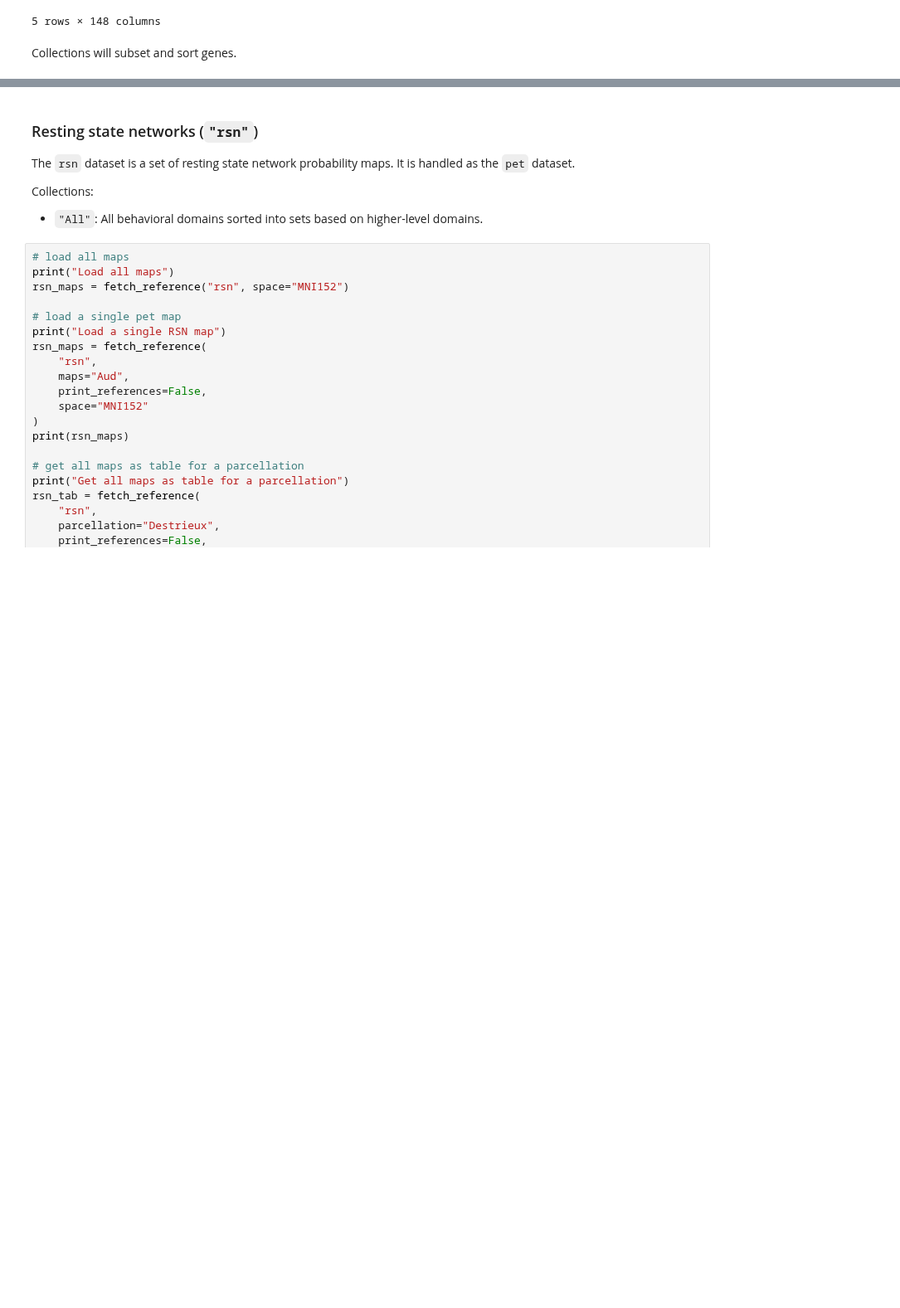
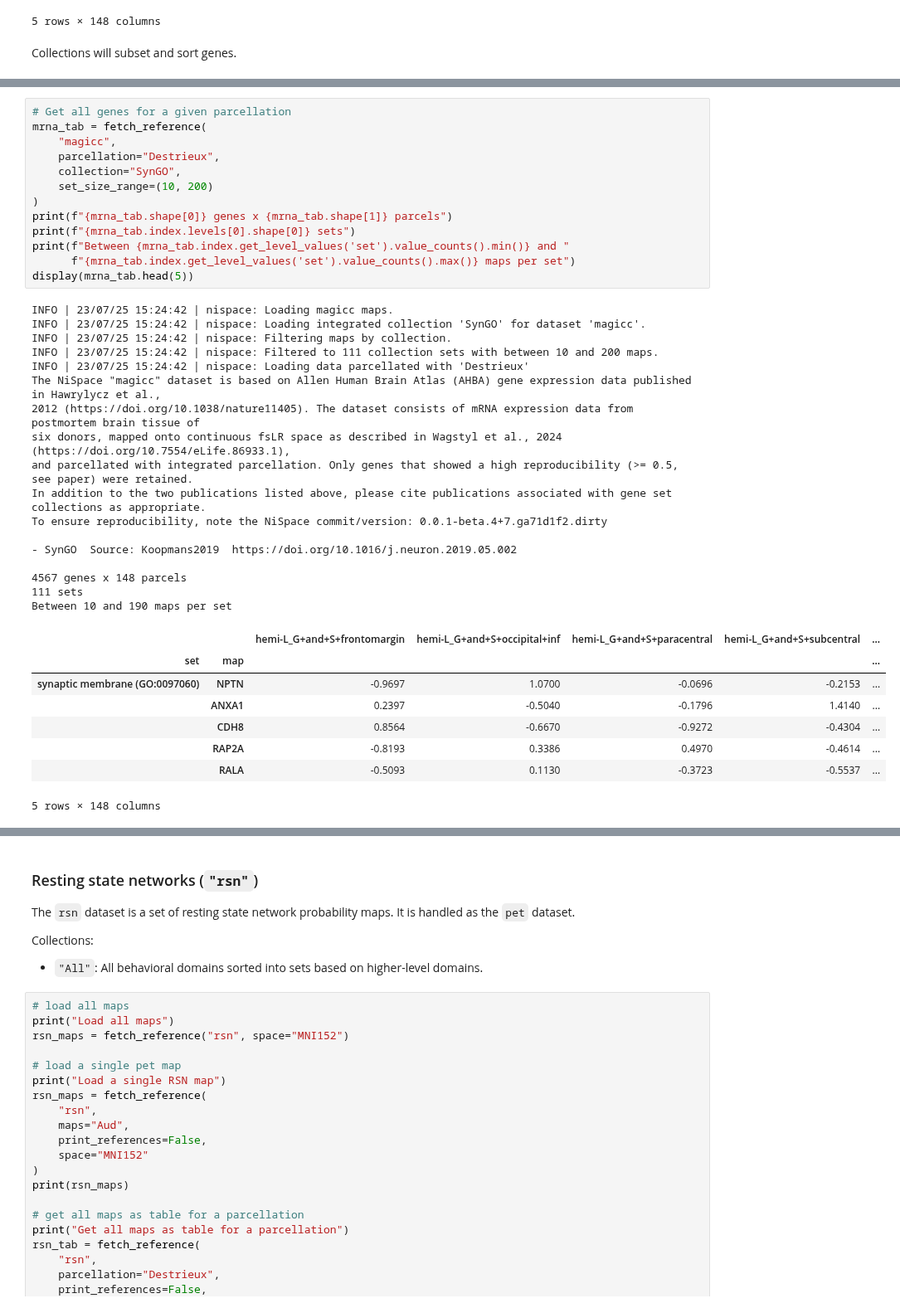
Before and after one commit to LeonDLotter/NiSpace, a Jupyter notebook: docs/nb_introduction/fetching_datasets.ipynb, the cells around one changed output, grey strips where cells are left out. Shown at 83% size. Drawn from its saved outputs; the diff is of its cells as text; blank space fills up the shorter version.

```diff
--- a/docs/nb_introduction/fetching_datasets.ipynb
+++ b/docs/nb_introduction/fetching_datasets.ipynb
@@ -278,0 +292,39 @@ To ensure reproducibility, note the NiSpace commit/version: 0.0.1-beta.4+5.g065e
+# %%
+# Get all genes for a given parcellation
+mrna_tab = fetch_reference(
+    "magicc",
+    parcellation="Destrieux",
+    collection="SynGO",
+    set_size_range=(10, 200)
+)
+print(f"{mrna_tab.shape[0]} genes x {mrna_tab.shape[1]} parcels")
+print(f"{mrna_tab.index.levels[0].shape[0]} sets")
+print(f"Between {mrna_tab.index.get_level_values('set').value_counts().min()} and "
+      f"{mrna_tab.index.get_level_values('set').value_counts().max()} maps per set")
+display(mrna_tab.head(5))
+# %% [output]
+INFO | 23/07/25 15:24:42 | nispace: Loading magicc maps.
+INFO | 23/07/25 15:24:42 | nispace: Loading integrated collection 'SynGO' for dataset 'magicc'.
+INFO | 23/07/25 15:24:42 | nispace: Filtering maps by collection.
+INFO | 23/07/25 15:24:42 | nispace: Filtered to 111 collection sets with between 10 and 200 maps.
+INFO | 23/07/25 15:24:42 | nispace: Loading data parcellated with 'Destrieux'
+The NiSpace "magicc" dataset is based on Allen Human Brain Atlas (AHBA) gene expression data published in Hawrylycz et al.,
+2012 (https://doi.org/10.1038/nature11405). The dataset consists of mRNA expression data from postmortem brain tissue of
+six donors, mapped onto continuous fsLR space as described in Wagstyl et al., 2024 (https://doi.org/10.7554/eLife.86933.1),
+and parcellated with integrated parcellation. Only genes that showed a high reproducibility (>= 0.5, see paper) were retained.
+In addition to the two publications listed above, please cite publications associated with gene set collections as appropriate.
+To ensure reproducibility, note the NiSpace commit/version: 0.0.1-beta.4+7.ga71d1f2.dirty
+
+- SynGO  Source: Koopmans2019  https://doi.org/10.1016/j.neuron.2019.05.002
+
+4567 genes x 148 parcels
+111 sets
+Between 10 and 190 maps per set
+|  |  | hemi-L_G+and+S+frontomargin | hemi-L_G+and+S+occipital+inf | hemi-L_G+and+S+paracentral | hemi-L_G+and+S+subcentral | ... |
+| set | map |  |  |  |  | ... |
+| synaptic membrane (GO:0097060) | NPTN | -0.9697 | 1.0700 | -0.0696 | -0.2153 | ... |
+|  | ANXA1 | 0.2397 | -0.5040 | -0.1796 | 1.4140 | ... |
+|  | CDH8 | 0.8564 | -0.6670 | -0.9272 | -0.4304 | ... |
+|  | RAP2A | -0.8193 | 0.3386 | 0.4970 | -0.4614 | ... |
+|  | RALA | -0.5093 | 0.1130 | -0.3723 | -0.5537 | ... |
+5 rows × 148 columns
```
Also changed, not shown: parts of 21 cells of this notebook, 15 other files.
